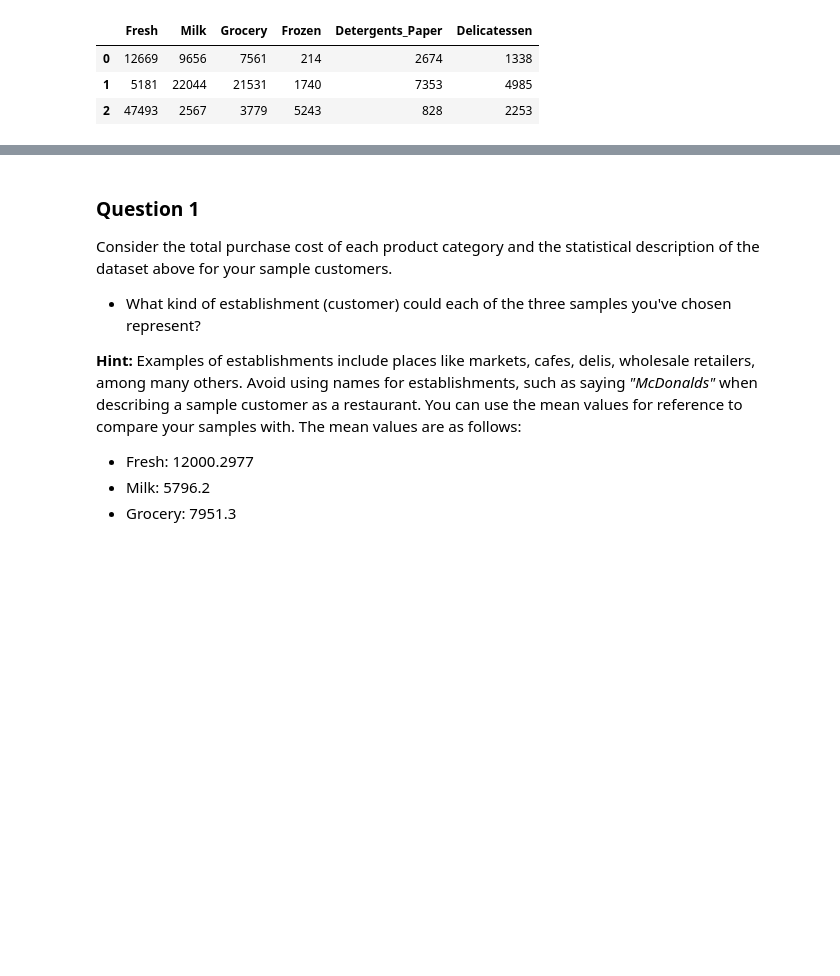
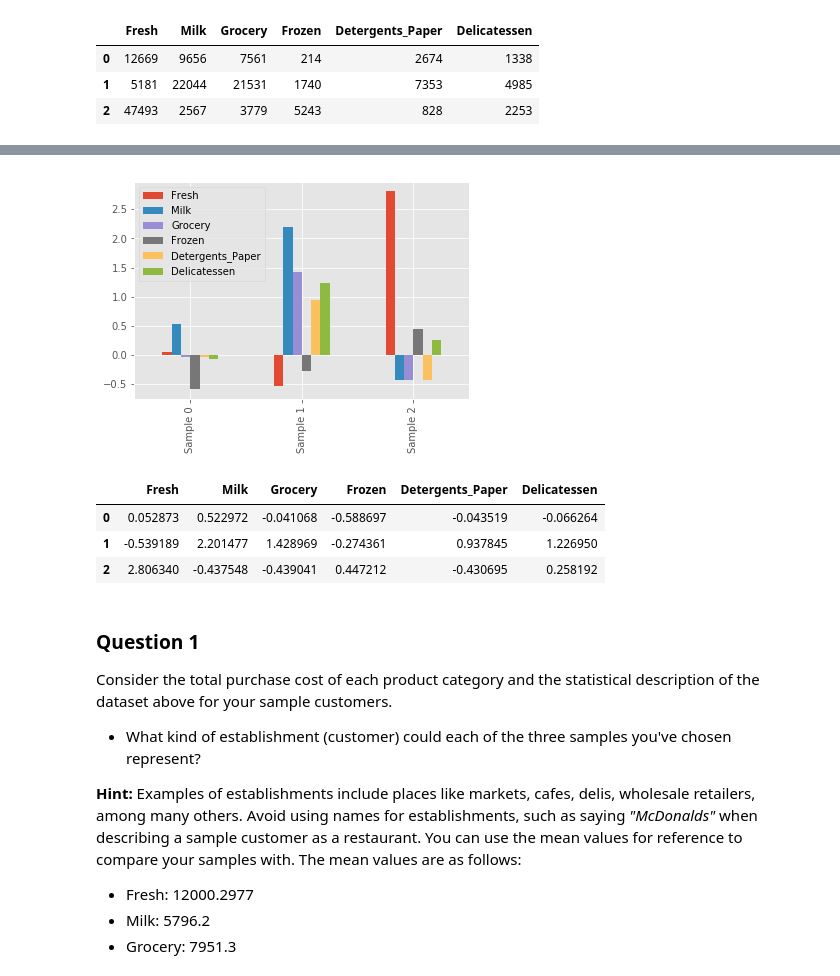
Before and after one commit to rafaeltafarello/machine-learning, a Jupyter notebook: projects/customer_segments/customer_segments.ipynb, the cells around one changed output, grey strips where cells are left out. Drawn from its saved outputs; the diff is of its cells as text; code cells hidden in the pictures; blank space fills up the shorter version.

```diff
--- a/projects/customer_segments/customer_segments.ipynb
+++ b/projects/customer_segments/customer_segments.ipynb
@@ -75,3 +108,23 @@ Chosen samples of wholesale customers dataset:
+# %%
+import matplotlib.pyplot as plt
+
+
+samples_for_plot = samples.copy()
+samples_for_plot = (samples_for_plot - data.mean())/data.std()
+
+labels = ["Sample {}".format(i) for i in samples.index]
+samples_for_plot.plot(kind='bar')
+_ = plt.xticks(range(3),labels)
+# %% [output]
+[figure, added]
+# %%
+samples_sc = (samples - data.mean())/data.std()
+display (samples_sc)
+# %% [output]
+|  | Fresh | Milk | Grocery | Frozen | Detergents_Paper | Delicatessen |
+| 0 | 0.052873 | 0.522972 | -0.041068 | -0.588697 | -0.043519 | -0.066264 |
+| 1 | -0.539189 | 2.201477 | 1.428969 | -0.274361 | 0.937845 | 1.226950 |
+| 2 | 2.806340 | -0.437548 | -0.439041 | 0.447212 | -0.430695 | 0.258192 |
 # %% [markdown]
 ### Question 1
 Consider the total purchase cost of each product category and the statistical description of the dataset above for your sample customers.
```
Also changed, not shown: parts of 22 cells of this notebook, 1 other file.
